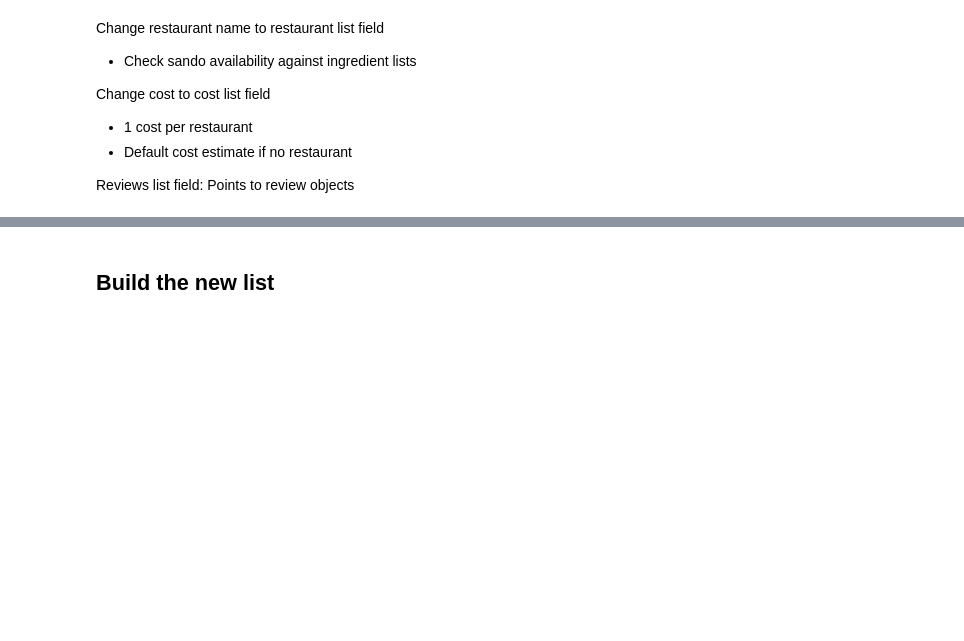
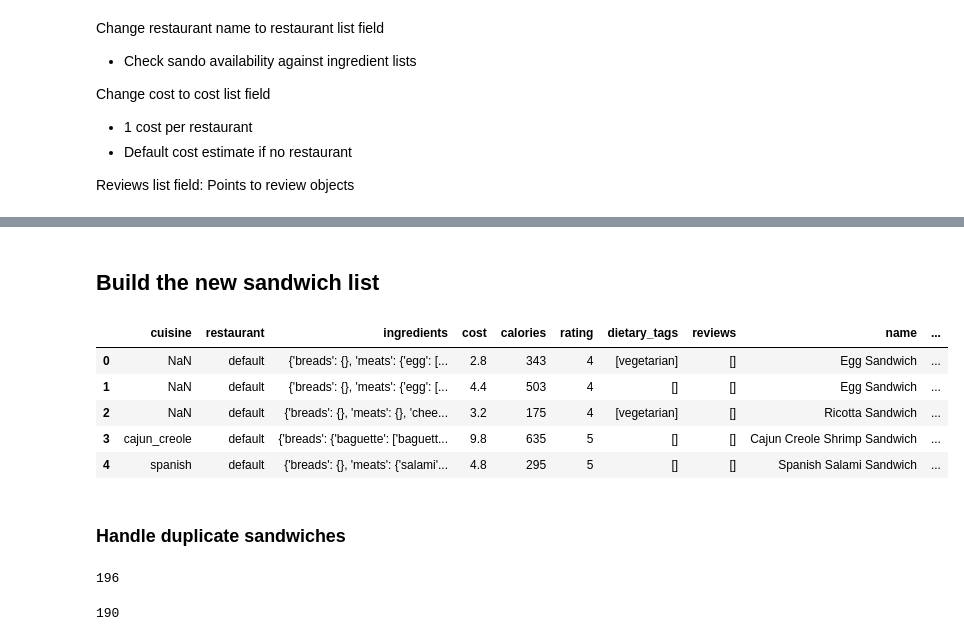
Before and after one commit to IsaacFigNewton/SandoMatch, a Jupyter notebook: sandwich-dataset/notebooks/Restructure_Table_Data.ipynb, the cells around one changed output, grey strips where cells are left out. Cells and saved outputs as stored; diff of their text form; code cells hidden in the pictures; blank space fills up the shorter version.

```diff
--- a/sandwich-dataset/notebooks/Restructure_Table_Data.ipynb
+++ b/sandwich-dataset/notebooks/Restructure_Table_Data.ipynb
@@ -56,0 +15,9 @@ print(ingredients_table)
+# %%
+sandwiches_table = pd.read_json("https://github.com/IsaacFigNewton/SandoMatch/raw/refs/heads/main/sandwich-dataset/db-tables/sandwiches.json")
+ingredients_table = pd.read_json("https://github.com/IsaacFigNewton/SandoMatch/raw/refs/heads/main/sandwich-dataset/db-tables/restaurant_ingredients.json")
+# %%
+# basically reset the indices
+sandwiches_table.drop(columns=["_id", "review_count"], inplace=True)
+
+# reset the index
+ingredients_table.set_index("_id", inplace=True)
@@ -138,0 +118,12 @@ Type conversion for ingredients with null (or otherwise bad) values
+# %%
+# Clean the sandwiches table
+sandwiches_table["restaurant"] = sandwiches_table["restaurant"].astype(str)
+sandwiches_table["cuisine"] = sandwiches_table["cuisine"].astype(str)
+sandwiches_table.replace({"None": np.nan,
+                          "nan": np.nan},
+                         inplace=True)
+sandwiches_table["cost"] = sandwiches_table["cost"].astype(float)
+sandwiches_table["calories"] = sandwiches_table["calories"].astype(int)
+sandwiches_table[["cost", "calories"]].fillna(0, inplace=True)
+sandwiches_table["restaurant"].fillna("default", inplace=True)
+sandwiches_table.dtypes
@@ -181,2 +200,2 @@ spices
 # %% [markdown]
-## Build the new list
+## Build the new sandwich list
@@ -204,0 +202,19 @@ for sandwich in old_sandwiches_table:
+# %%
+sandwiches_table["restaurants"] = [[] for _ in range(len(sandwiches_table))]
+sandwiches_table["costs"] = [[] for _ in range(len(sandwiches_table))]
+sandwiches_table["calories2"] = [[] for _ in range(len(sandwiches_table))]
+# %%
+sandwiches_table.head()
+# %% [output]
+|  | cuisine | restaurant | ingredients | cost | calories | rating | dietary_tags | reviews | name | ... |
+| 0 | NaN | default | {'breads': {}, 'meats': {'egg': [... | 2.8 | 343 | 4 | [vegetarian] | [] | Egg Sandwich | ... |
+| 1 | NaN | default | {'breads': {}, 'meats': {'egg': [... | 4.4 | 503 | 4 | [] | [] | Egg Sandwich | ... |
+| 2 | NaN | default | {'breads': {}, 'meats': {}, 'chee... | 3.2 | 175 | 4 | [vegetarian] | [] | Ricotta Sandwich | ... |
+| 3 | cajun_creole | default | {'breads': {'baguette': ['baguett... | 9.8 | 635 | 5 | [] | [] | Cajun Creole Shrimp Sandwich | ... |
+| 4 | spanish | default | {'breads': {}, 'meats': {'salami'... | 4.8 | 295 | 5 | [] | [] | Spanish Salami Sandwich | ... |
+# %% [markdown]
+### Handle duplicate sandwiches
+# %%
+sandwiches_table.shape[0]
+# %% [output]
+196
@@ -204,0 +251,4 @@ for sandwich in old_sandwiches_table:
+# %%
+sandwiches_table.shape[0]
+# %% [output]
+190
```
Also changed, not shown: parts of 38 cells of this notebook, 5 other files.
